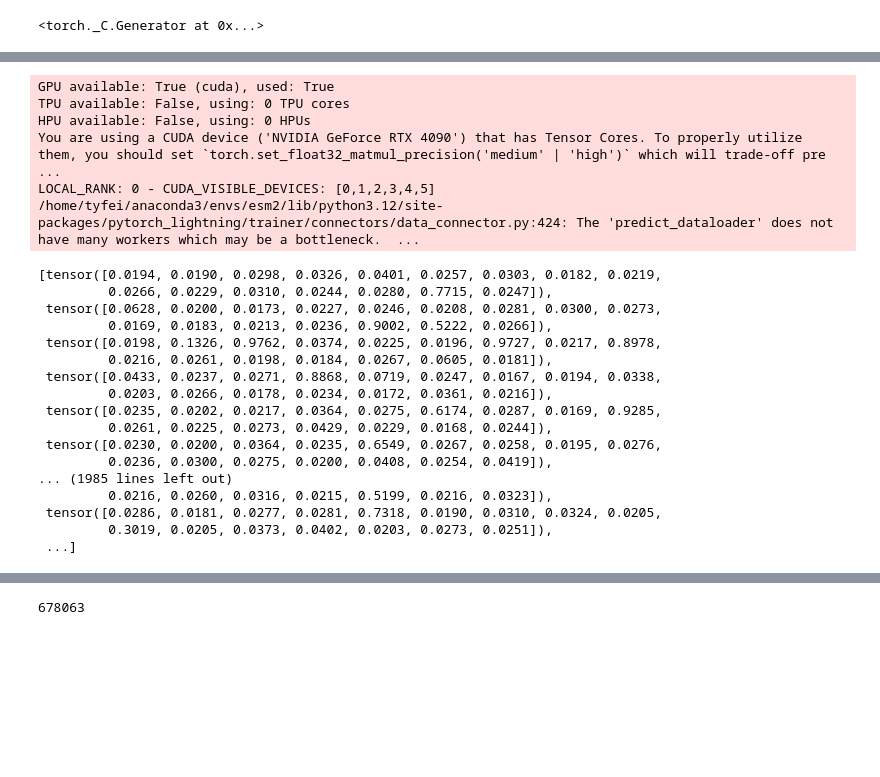
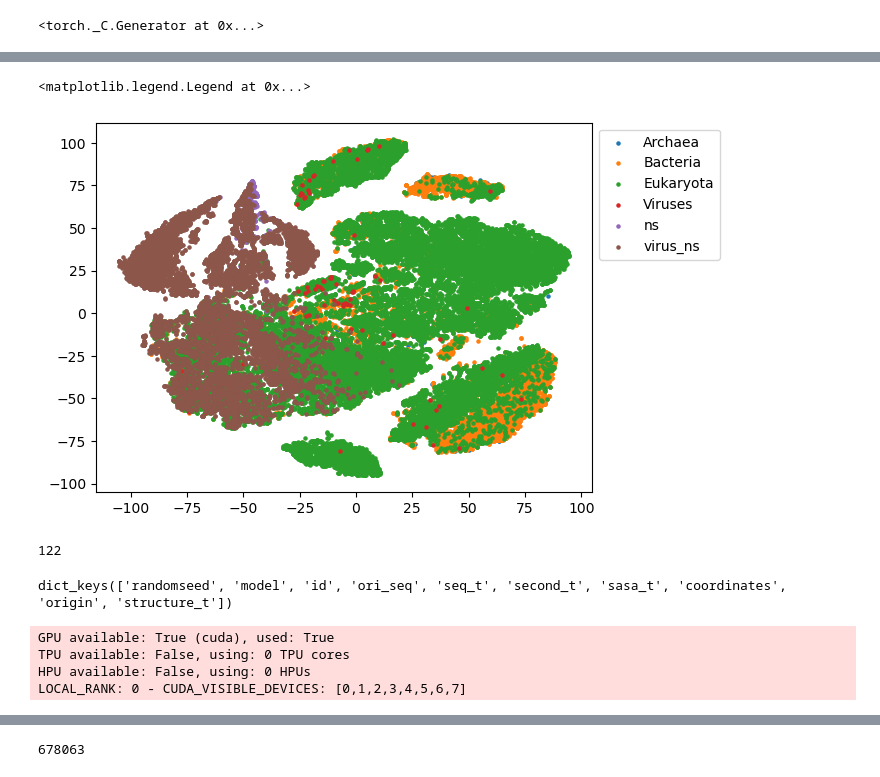
Before and after one commit to tyfei0216/ionChannel, a Jupyter notebook: test.ipynb, the cells around one changed output, grey strips where cells are left out. Drawn from its saved outputs; the diff is of its cells as text; code cells hidden in the pictures; blank space fills up the shorter version.

```diff
--- a/test.ipynb
+++ b/test.ipynb
@@ -98,0 +75,3 @@ clsmodel.load_state_dict(torch.load("./ckpts/Lora32unFix3/last-v1.ckpt", map_loc
+# %%
+embeds = []
+labels = []
@@ -98,0 +137,3 @@ clsmodel.load_state_dict(torch.load("./ckpts/Lora32unFix3/last-v1.ckpt", map_loc
+# %%
+q = np.array(embeds)
+q.shape
@@ -98,0 +142,11 @@ clsmodel.load_state_dict(torch.load("./ckpts/Lora32unFix3/last-v1.ckpt", map_loc
+# %%
+from sklearn.decomposition import PCA
+pca = PCA(n_components=30)
+pca_seq = pca.fit_transform(q)
+pca_seq.shape
+from sklearn.manifold import TSNE
+X_embedded = TSNE(n_components=2).fit_transform(pca_seq)
+# %%
+df = pd.DataFrame({"x":X_embedded[:, 0], "y":X_embedded[:, 1], "label":labels})
+# df["class"] = df["label"].map({1:"Ion channel", 0:"non ion channel", 2:"Virus"})
+df.head()
@@ -99,30 +160,41 @@ clsmodel.load_state_dict(torch.load("./ckpts/Lora32unFix3/last-v1.ckpt", map_loc
+# %%
+import matplotlib.pyplot as plt
+for i in np.unique(df["label"]):
+    subdf = df[df["label"] == i]
+    plt.scatter(subdf["x"], subdf["y"], label=i, s=5)
+plt.legend(bbox_to_anchor=(1,1))
+# %% [output]
+<matplotlib.legend.Legend at 0x...>
+[figure, added]
+# %%
+
+# testdata = trainUtils.loadPickle("/home/tyfei/datasets/ion_channel/Interprot/Negative_sample/virus_proteins_TMHMM_keywords.pkl")
+# testdata = trainUtils.loadPickle("/home/tyfei/datasets/ion_channel/Interprot/Negative_sample/interpro_neg.pkl")
+testdata = trainUtils.loadPickle("/home/tyfei/datasets/ion_channel/Interprot/ion_channel/mmseqs_kingdom/Viruses.pkl")
+# step_points = configs["augmentation"]["step_points"]
+# crop = configs["augmentation"]["crop"]
+# maskp = [
+#     (i, j)
+#     for i, j in zip(
+#         configs["augmentation"]["maskp"], configs["augmentation"]["maskpc"]
+#     )
+# ]
+# aug = VirusDataset.DataAugmentation(step_points, maskp, crop, lens)
+print(len(testdata))
+test_set = VirusDataset.ESM3MultiTrackDatasetTEST(testdata, tracks=["seq_t"])
+
+dl = DataLoader(test_set, batch_size=1, shuffle=False)
+# %% [output]
+122
+# %%
+testdata[3].keys()
+# %% [output]
+dict_keys(['randomseed', 'model', 'id', 'ori_seq', 'seq_t', 'second_t', 'sasa_t', 'coordinates', 'origin', 'structure_t'])
 # %%
-trainer = L.Trainer(devices=[1])
-res = trainer.predict(clsmodel, ds.predict_dataloader())
+trainer = L.Trainer(accelerator="gpu", devices=[3])
+res = trainer.predict(model, dl)
 # %% [output]
 GPU available: True (cuda), used: True
 TPU available: False, using: 0 TPU cores
 HPU available: False, using: 0 HPUs
-You are using a CUDA device ('NVIDIA GeForce RTX 4090') that has Tensor Cores. To properly utilize them, you should set `torch.set_float32_matmul_precision('medium' | 'high')` which will trade-off pre ...
-LOCAL_RANK: 0 - CUDA_VISIBLE_DEVICES: [0,1,2,3,4,5]
-/home/tyfei/anaconda3/envs/esm2/lib/python3.12/site-packages/pytorch_lightning/trainer/connectors/data_connector.py:424: The 'predict_dataloader' does not have many workers which may be a bottleneck.  ...
+LOCAL_RANK: 0 - CUDA_VISIBLE_DEVICES: [0,1,2,3,4,5,6,7]
-# %%
-res
-# %% [output]
-[tensor([0.0194, 0.0190, 0.0298, 0.0326, 0.0401, 0.0257, 0.0303, 0.0182, 0.0219,
-         0.0266, 0.0229, 0.0310, 0.0244, 0.0280, 0.7715, 0.0247]),
- tensor([0.0628, 0.0200, 0.0173, 0.0227, 0.0246, 0.0208, 0.0281, 0.0300, 0.0273,
-         0.0169, 0.0183, 0.0213, 0.0236, 0.9002, 0.5222, 0.0266]),
- tensor([0.0198, 0.1326, 0.9762, 0.0374, 0.0225, 0.0196, 0.9727, 0.0217, 0.8978,
-         0.0216, 0.0261, 0.0198, 0.0184, 0.0267, 0.0605, 0.0181]),
- tensor([0.0433, 0.0237, 0.0271, 0.8868, 0.0719, 0.0247, 0.0167, 0.0194, 0.0338,
-         0.0203, 0.0266, 0.0178, 0.0234, 0.0172, 0.0361, 0.0216]),
- tensor([0.0235, 0.0202, 0.0217, 0.0364, 0.0275, 0.6174, 0.0287, 0.0169, 0.9285,
-         0.0261, 0.0225, 0.0273, 0.0429, 0.0229, 0.0168, 0.0244]),
- tensor([0.0230, 0.0200, 0.0364, 0.0235, 0.6549, 0.0267, 0.0258, 0.0195, 0.0276,
-         0.0236, 0.0300, 0.0275, 0.0200, 0.0408, 0.0254, 0.0419]),
-... (1985 lines left out)
-         0.0216, 0.0260, 0.0316, 0.0215, 0.5199, 0.0216, 0.0323]),
- tensor([0.0286, 0.0181, 0.0277, 0.0281, 0.7318, 0.0190, 0.0310, 0.0324, 0.0205,
-         0.3019, 0.0205, 0.0373, 0.0402, 0.0203, 0.0273, 0.0251]),
- ...]
```
Also changed, not shown: parts of 29 cells of this notebook, 6 other files.
